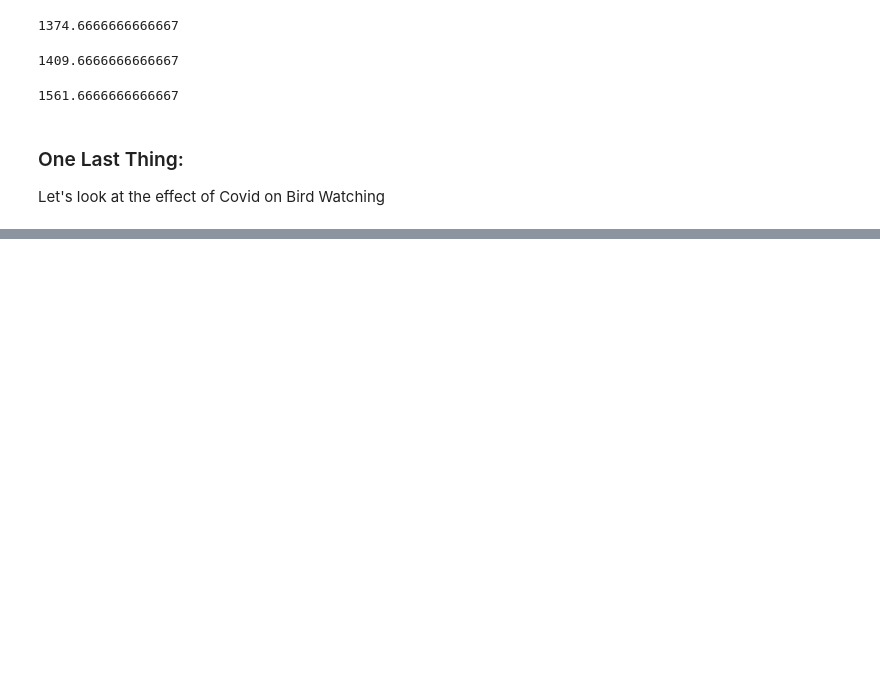
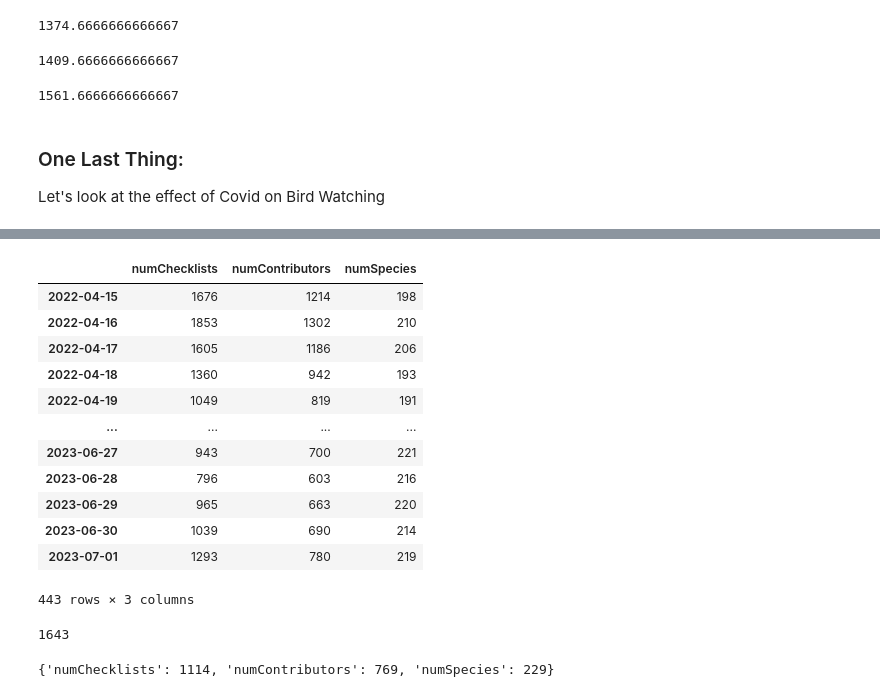
Before and after one commit to alichek/Lede-Project1-Birdwatching, a Jupyter notebook: BirdsNotebookClean.ipynb, the cells around one changed output, grey strips where cells are left out. Cells and saved outputs as stored; diff of their text form; code cells hidden in the pictures; blank space fills up the shorter version.

```diff
--- a/BirdsNotebookClean.ipynb
+++ b/BirdsNotebookClean.ipynb
@@ -896,0 +977,47 @@ ny_df_long
+# %%
+ny_data_long3 = []
+for date in obs_dates_long[1200:1643]:
+    url = f"https://api.ebird.org/v2/product/stats/US-NY/{date.year}/{date.month}/{date.day}"
+    # print(url)
+
+    payload={}
+    headers = {
+      'X-eBirdApiToken': API_KEY
+    }
+    response = requests.request("GET", url, headers=headers, data=payload)
+    text = response.json()
+
+    ny_data_long3.append(text)
+# %%
+ny_df_long3 = pd.DataFrame(ny_data_long3, index=obs_dates_long[1200:1643])
+ny_df_long3
+# %% [output]
+|  | numChecklists | numContributors | numSpecies |
+| 2022-04-15 | 1676 | 1214 | 198 |
+| 2022-04-16 | 1853 | 1302 | 210 |
+| 2022-04-17 | 1605 | 1186 | 206 |
+| 2022-04-18 | 1360 | 942 | 193 |
+| 2022-04-19 | 1049 | 819 | 191 |
+| ... | ... | ... | ... |
+| 2023-06-27 | 943 | 700 | 221 |
+| 2023-06-28 | 796 | 603 | 216 |
+| 2023-06-29 | 965 | 663 | 220 |
+| 2023-06-30 | 1039 | 690 | 214 |
+| 2023-07-01 | 1293 | 780 | 219 |
+443 rows × 3 columns
+# %%
+ny_data_complete = ny_data_long + ny_data_long2 + ny_data_long3
+len(ny_data_complete)
+# %% [output]
+1643
+# %%
+url = f"https://api.ebird.org/v2/product/stats/US-NY/2023/07/02"
+
+payload={}
+headers = {
+    'X-eBirdApiToken': API_KEY
+}
+response = requests.request("GET", url, headers=headers, data=payload)
+print(response.json())
+# %% [output]
+{'numChecklists': 1114, 'numContributors': 769, 'numSpecies': 229}
```
Also changed, not shown: parts of 20 cells of this notebook, 1 other file.
